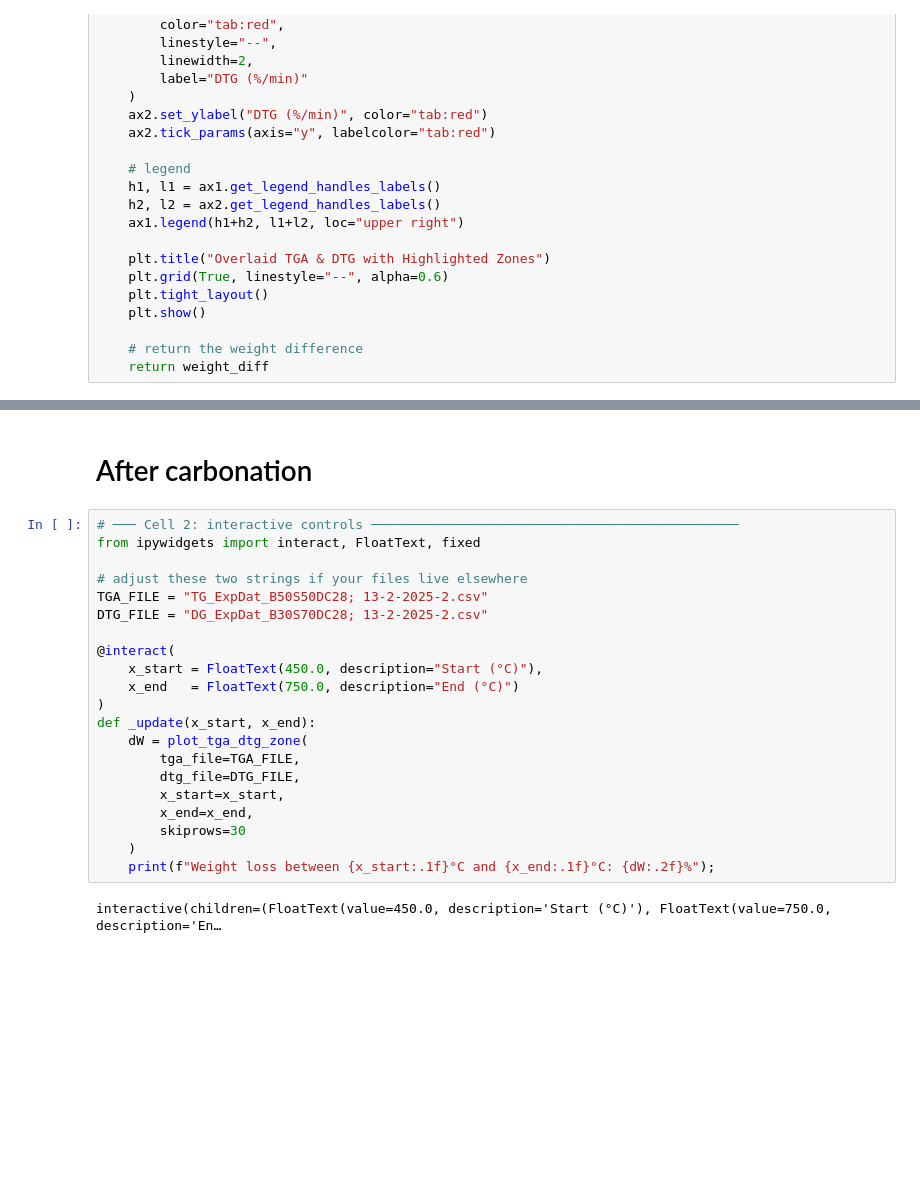
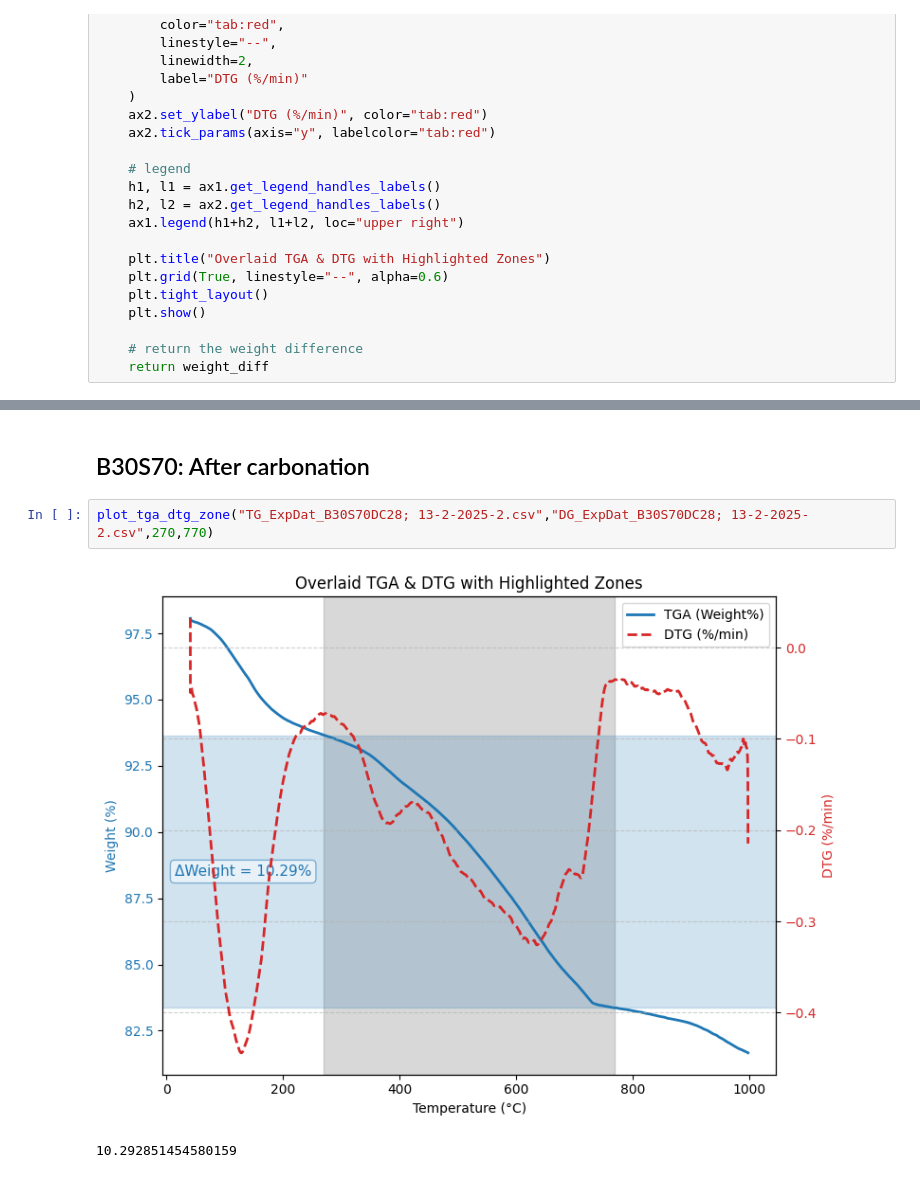
Before and after one commit to ahmedfarhatx22/TradingBro, a Jupyter notebook: book/some_content/B30S70.ipynb, the cells around one changed output, grey strips where cells are left out. Cells and saved outputs as stored; diff of their text form; blank space fills up the shorter version.

```diff
--- a/book/some_content/B30S70.ipynb
+++ b/book/some_content/B30S70.ipynb
@@ -157,25 +148,7 @@ interactive(children=(FloatText(value=450.0, description='Start (°C)'), FloatTe
 # %% [markdown]
-# After carbonation
+## B30S70: After carbonation
 # %%
-# ─── Cell 2: interactive controls ───────────────────────────────────────────────
-from ipywidgets import interact, FloatText, fixed
-
-# adjust these two strings if your files live elsewhere
-TGA_FILE = "TG_ExpDat_B50S50DC28; 13-2-2025-2.csv"
-DTG_FILE = "DG_ExpDat_B30S70DC28; 13-2-2025-2.csv"
-
-@interact(
-    x_start = FloatText(450.0, description="Start (°C)"),
-    x_end   = FloatText(750.0, description="End (°C)")
-)
-def _update(x_start, x_end):
-    dW = plot_tga_dtg_zone(
-        tga_file=TGA_FILE,
-        dtg_file=DTG_FILE,
-        x_start=x_start,
-        x_end=x_end,
-        skiprows=30
-    )
-    print(f"Weight loss between {x_start:.1f}°C and {x_end:.1f}°C: {dW:.2f}%");
+plot_tga_dtg_zone("TG_ExpDat_B30S70DC28; 13-2-2025-2.csv","DG_ExpDat_B30S70DC28; 13-2-2025-2.csv",270,770)
 # %% [output]
+[figure, added]
-interactive(children=(FloatText(value=450.0, description='Start (°C)'), FloatText(value=750.0, description='En…
+10.292851454580159
```
Also changed, not shown: parts of 7 cells of this notebook, 2 other files.
